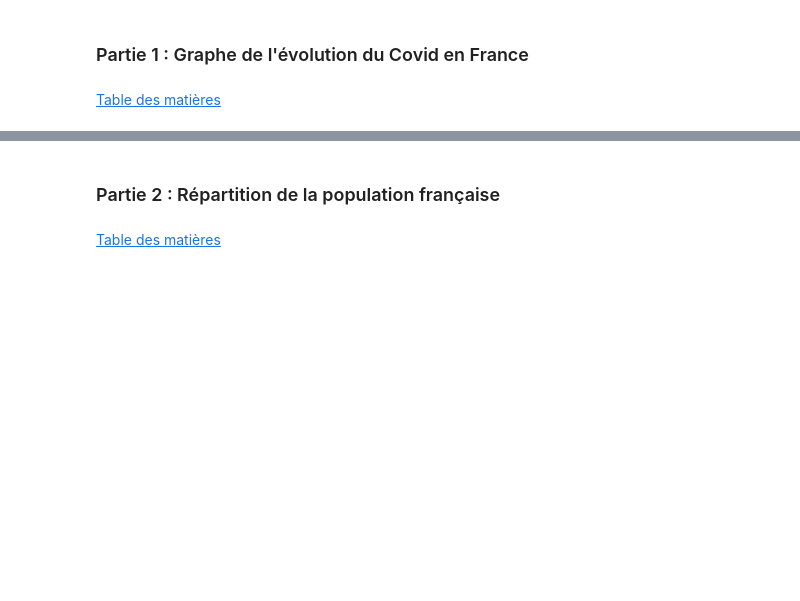
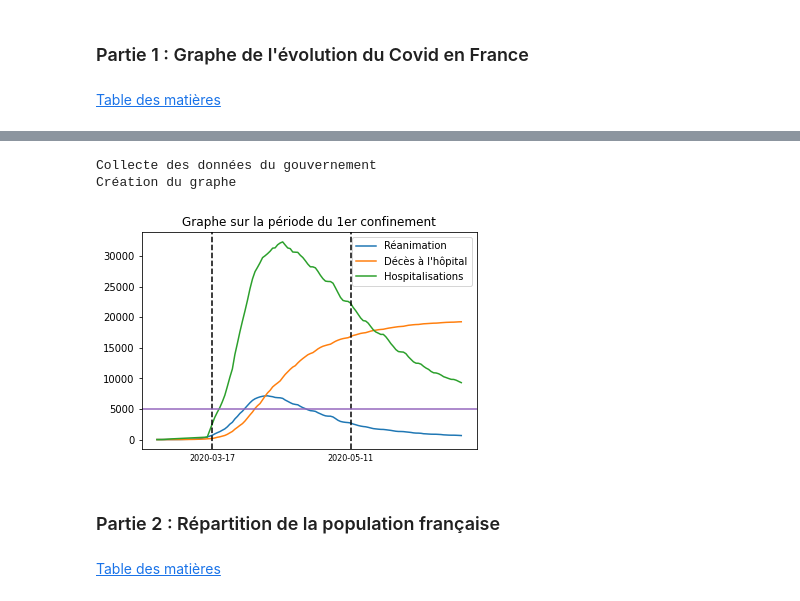
Before and after one commit to cristal-smac/mas_basics, a Jupyter notebook: mas_covid_network.ipynb, the cells around one changed output, grey strips where cells are left out. Cells and saved outputs as stored; diff of their text form; code cells hidden in the pictures; blank space fills up the shorter version.

```diff
--- a/mas_covid_network.ipynb
+++ b/mas_covid_network.ipynb
@@ -1099,3 +1102,43 @@ Création du graphe
+# %%
+# Création du graphe de l'évolution du Covid en France
+# UNIQUEMENT POUR LE CONFINEMENT
+
+# Pour avoir toutes les données :
+data = collecte_donnees()
+
+# Pour plotter à l'échelle régionale ou départementale :
+#data = collecte_donnees('regional')
+#data = collecte_donnees('departemental')
+
+print("Création du graphe")
+# Plot de la figure :
+fig, ax1 = plt.subplots(1, 1)
+ax1.plot(data['reanimation']['2020-02-24':'2020-06-24'])
+ax1.plot(data['deces']['2020-02-24':'2020-06-24'])
+ax1.plot(data['hospitalises']['2020-02-24':'2020-06-24'])
+
+x_axis = ax1.axes.get_xaxis()
+x_axis.set_visible(False)
+
+# Dates importantes :
+# début-fin du premier confinement, début-fin été 2020, début du deuxième confinement :
+xcoords = ['2020-03-17','2020-05-11']
+
+for xc in xcoords:
+    plt.axvline(x=xc,ls='--',c='black')
+    ax1.text(xc, -0.02, f"{xc}", color='black', transform=ax1.get_xaxis_transform(),
+                ha='center', va='top', fontsize=8)
+
+# Nombre de lits en réanimation :
+plt.axhline(y=5000,c='tab:purple',ls='-')
+plt.title(f"Graphe sur la période du 1er confinement")
+plt.legend(["Réanimation","Décès à l'hôpital","Hospitalisations"])
+plt.savefig(f'./plot/graph_covid_lockdown.png')
+plt.show()
+# %% [output]
+Collecte des données du gouvernement
+Création du graphe
+[figure, added]
 # %% [markdown]
 ### Partie 2 : Répartition de la population française <a class="anchor" id="c2-p2"></a>
 # %% [markdown]
```
Also changed, not shown: parts of 14 cells of this notebook.
